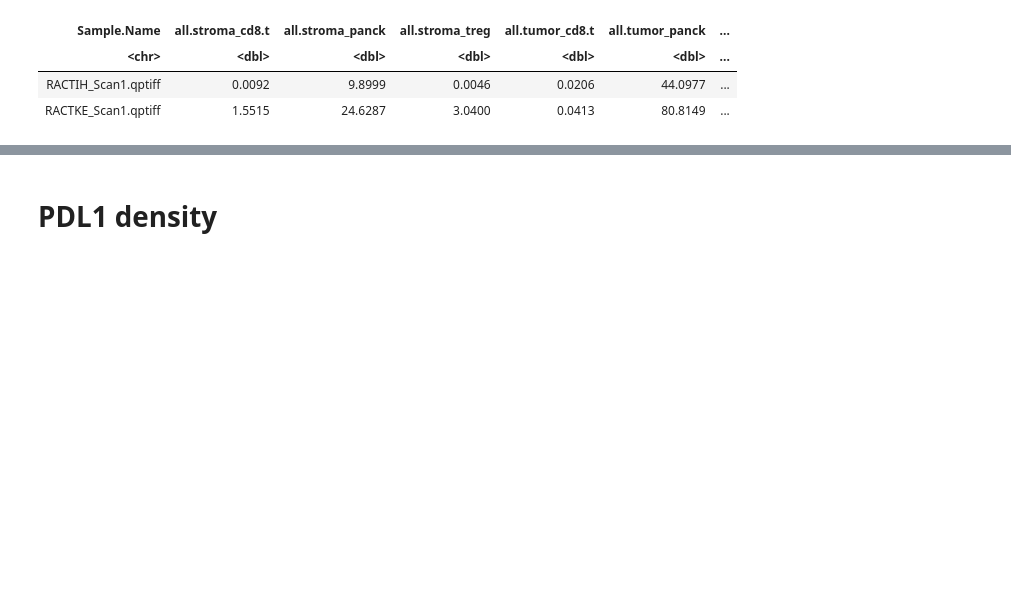
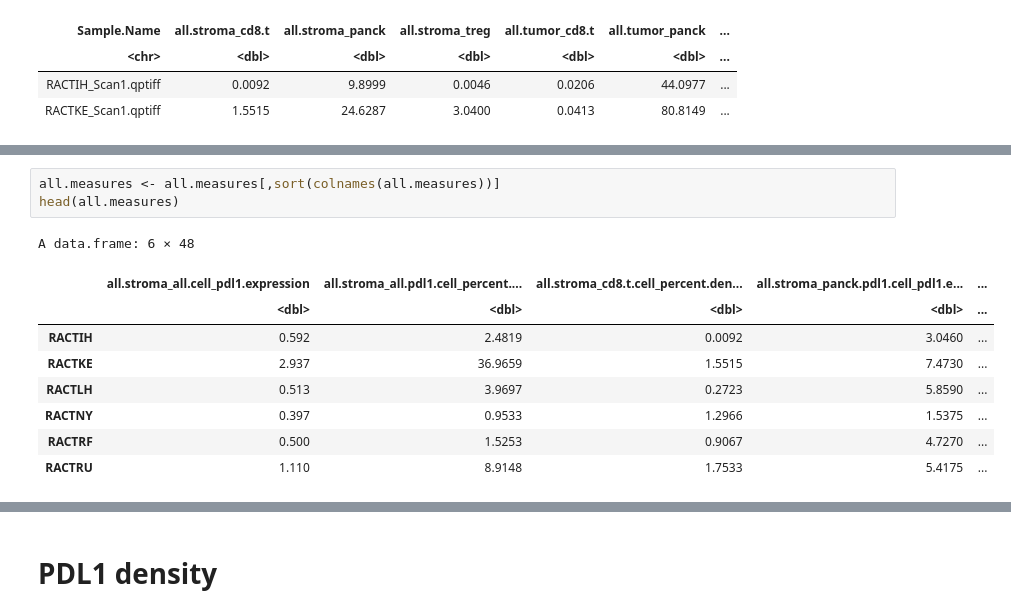
Before and after one commit to KidElectric/173-BFerris-NRG-HN003-Vectra, a Jupyter notebook: 02_generate_tables.ipynb, the cells around one changed output, grey strips where cells are left out. Cells and saved outputs as stored; diff of their text form; blank space fills up the shorter version.

```diff
--- a/02_generate_tables.ipynb
+++ b/02_generate_tables.ipynb
@@ -564,0 +614,13 @@ A data.frame: 6 × 43
+# %%
+all.measures <- all.measures[,sort(colnames(all.measures))]
+head(all.measures)
+# %% [output]
+A data.frame: 6 × 48
+|  | all.stroma_all.cell_pdl1.expression | all.stroma_all.pdl1.cell_percent.... | all.stroma_cd8.t.cell_percent.den... | all.stroma_panck.pdl1.cell_pdl1.e... | ... |
+|  | <dbl> | <dbl> | <dbl> | <dbl> | ... |
+| RACTIH | 0.592 | 2.4819 | 0.0092 | 3.0460 | ... |
+| RACTKE | 2.937 | 36.9659 | 1.5515 | 7.4730 | ... |
+| RACTLH | 0.513 | 3.9697 | 0.2723 | 5.8590 | ... |
+| RACTNY | 0.397 | 0.9533 | 1.2966 | 1.5375 | ... |
+| RACTRF | 0.500 | 1.5253 | 0.9067 | 4.7270 | ... |
+| RACTRU | 1.110 | 8.9148 | 1.7533 | 5.4175 | ... |
```
Also changed, not shown: parts of 11 cells of this notebook.
